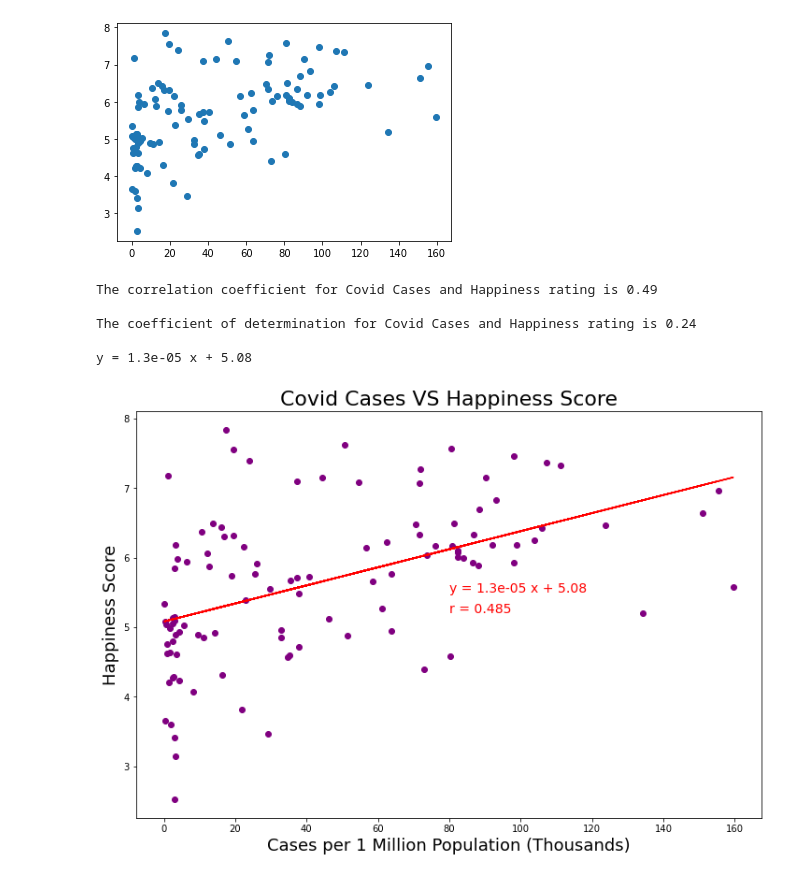
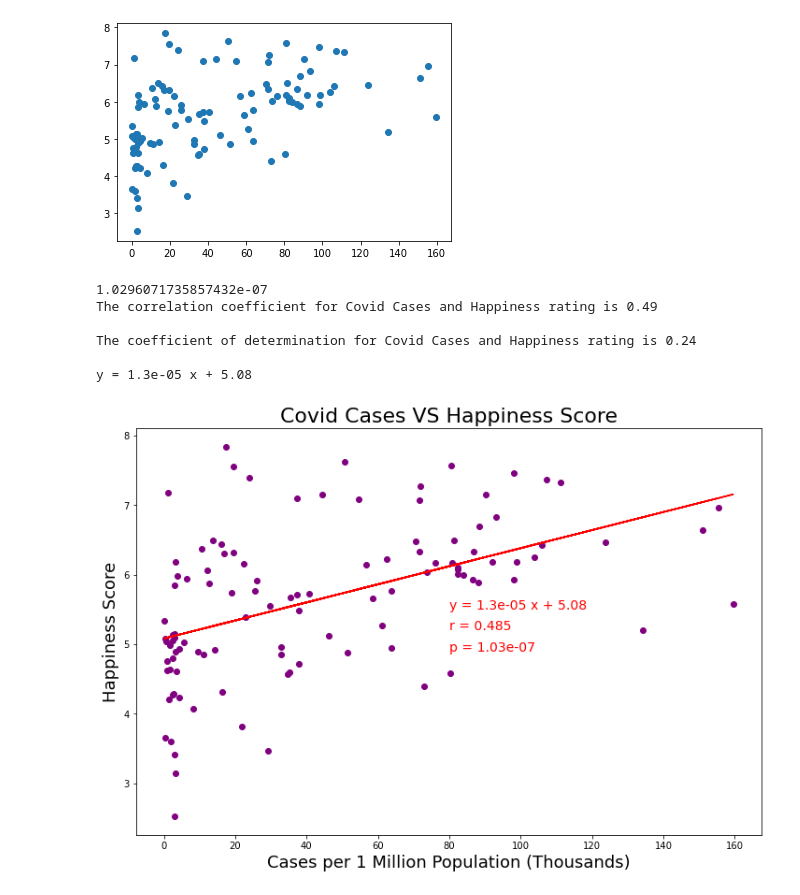
Before and after one commit to radioactivearm/happiness-v-covid, a Jupyter notebook: Notebooks/NBone.ipynb, the cells around one changed output. Drawn from its saved outputs; the diff is of its cells as text; code cells hidden in the pictures.

Commit message:
added pvalue to graph

```diff
--- a/Notebooks/NBone.ipynb
+++ b/Notebooks/NBone.ipynb
@@ -68,7 +68,9 @@ plt.show()
 regress_values = df.total_cases_per_1m_population * slope + intercept
 line_eq = f'y = {round(slope,6)} x + {round(intercept,2)}'
 r_str = f'r = {round(rvalue,3)}'
+p_str = f'p = {round(pvalue,10)}'
 
+print(pvalue)
 # looking at correlation coefficient
 r = st.pearsonr(df.total_cases_per_1m_population, df.ladder_score)
 r_sq = r[0]**2
@@ -77,6 +79,7 @@ print(f'The correlation coefficient for Covid Cases and Happiness rating is {rou
 print(f'The coefficient of determination for Covid Cases and Happiness rating is {round(r_sq,2)}\n')
 print(line_eq)
 # %% [output]
+1.0296071735857432e-07
 The correlation coefficient for Covid Cases and Happiness rating is 0.49
 
 The coefficient of determination for Covid Cases and Happiness rating is 0.24
@@ -85,20 +88,21 @@ y = 1.3e-05 x + 5.08
 # %%
 # Plotting with with linear regression line
 
 plt.figure(figsize=(12,8))
 
 plt.scatter(df.total_cases_per_1m_population / 1000, df.ladder_score, color='purple')
 plt.plot(df.total_cases_per_1m_population / 1000, regress_values, color='red')
 
 plt.title('Covid Cases VS Happiness Score', fontsize=22)
 plt.xlabel('Cases per 1 Million Population (Thousands)', fontsize=18)
 plt.ylabel('Happiness Score', fontsize=18)
 
 plt.annotate(line_eq, (80, 5.5), color='red', fontsize=14)
 plt.annotate(r_str, (80, 5.2), color='red', fontsize=14)
+plt.annotate(p_str, (80, 4.9), color='red', fontsize=14)
 
 plt.savefig('../Images/covidvhappiness.png')
 
 plt.show()
 # %% [output]
-[figure, old version]
+[figure, new version]
```
Also changed, not shown: 1 other file.
